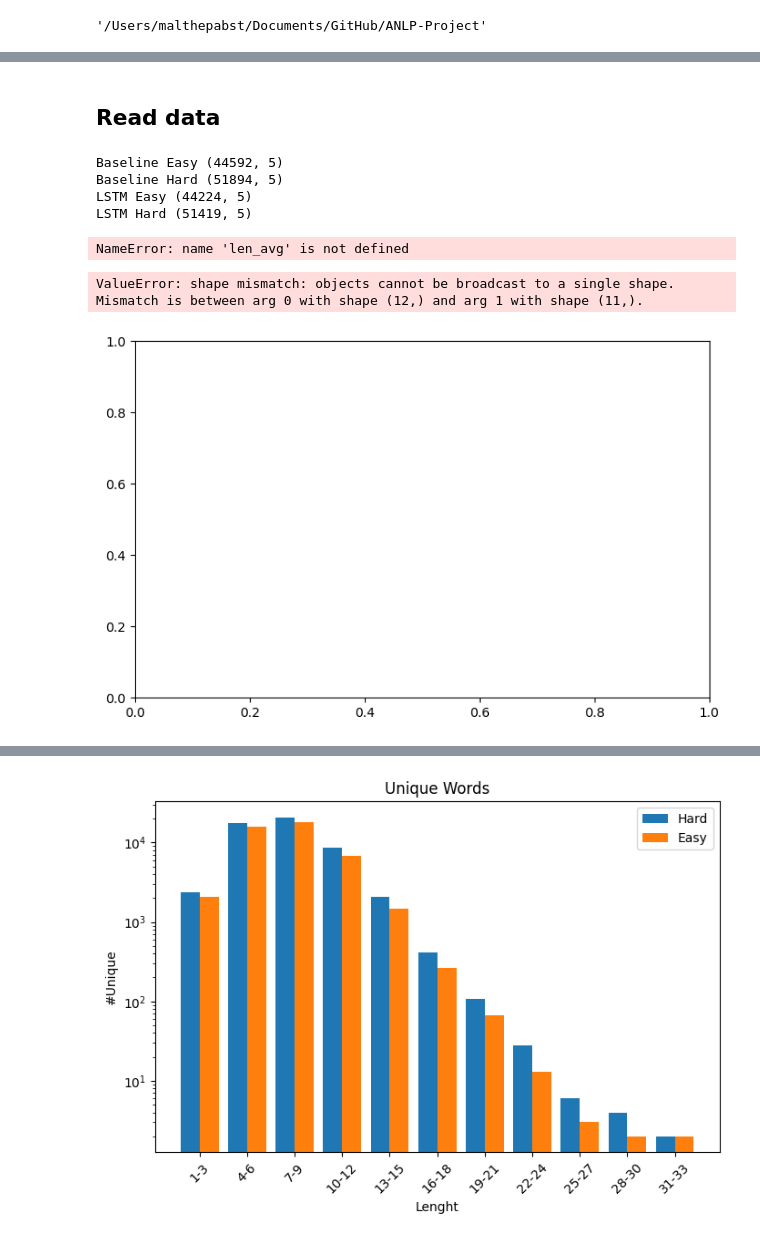
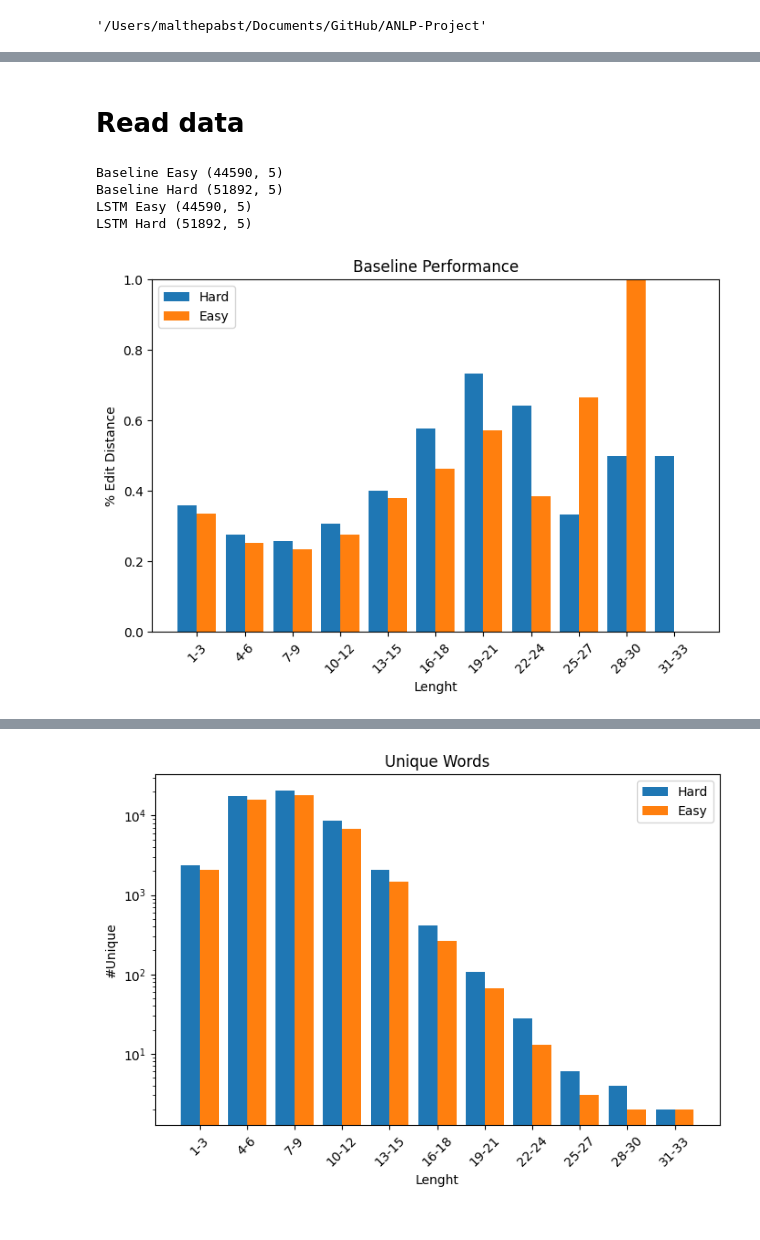
Before and after one commit to malt1114/ANLP-Project, a Jupyter notebook: notebooks/Analysis.ipynb, the cells around one changed output, grey strips where cells are left out. Saved outputs shown, nothing was run; the diff lists cells and outputs as text; code cells hidden in the pictures.

Commit message:
New plots

```diff
--- a/notebooks/Analysis.ipynb
+++ b/notebooks/Analysis.ipynb
@@ -12,5 +45,5 @@ import matplotlib.pyplot as plt
 # %% [markdown]
-## Read data
+# Read data
 # %%
 bins = []
 for i in range(1, 32, 3):
@@ -33,9 +66,11 @@ for i in bins:
 # %%
 baseline_easy = pd.read_csv('analysis/Easy_baseline_stats.csv', index_col= 'Unnamed: 0')
 baseline_easy['model'] = 'Baseline Easy'
+baseline_easy = baseline_easy.dropna()
 print('Baseline Easy', baseline_easy.shape)
 baseline_hard = pd.read_csv('analysis/Hard_baseline_stats.csv', index_col= 'Unnamed: 0')
 baseline_hard['model'] = 'Baseline Hard'
+baseline_hard = baseline_hard.dropna()
 print('Baseline Hard', baseline_hard.shape)
 
 #LSTM
@@ -45,6 +80,7 @@ lstm_easy = lstm_easy.rename({'Avg_Edit_Distance': 'avg',
                               'Frequency': 'freq',
                               'Length': 'len'}, axis = 1)
 lstm_easy['model'] = 'LSTM Easy'
+lstm_easy = lstm_easy.dropna()
 print('LSTM Easy', lstm_easy.shape)
 lstm_hard = pd.read_csv('analysis/test_aggregated_Hard.csv')
 lstm_hard = lstm_hard.rename({'Avg_Edit_Distance': 'avg',
@@ -52,48 +88,45 @@ lstm_hard = lstm_hard.rename({'Avg_Edit_Distance': 'avg',
                               'Frequency': 'freq',
                               'Length': 'len'}, axis = 1)
 lstm_hard['model'] = 'LSTM Hard'
+lstm_hard = lstm_hard.dropna()
 print('LSTM Hard', lstm_hard.shape)
 
 data = pd.concat([baseline_easy, baseline_hard, lstm_hard, lstm_easy])
 # %% [output]
-Baseline Easy (44592, 5)
-Baseline Hard (51894, 5)
-LSTM Easy (44224, 5)
-LSTM Hard (51419, 5)
+Baseline Easy (44590, 5)
+Baseline Hard (51892, 5)
+LSTM Easy (44590, 5)
+LSTM Hard (51892, 5)
 # %%
 data['bin'] = data['len'].replace(bins_mapping)
 data['order'] = data['bin'].replace(order)
-# %%
-len_avg[len_avg['model'] == 'Baseline Hard']
-# %% [output]
-NameError: name 'len_avg' is not defined
 # %%
 import matplotlib.pyplot as plt
 import numpy as np
 len_avg = data[['model', 'bin','order' , 'avg']].groupby(['model', 'bin', 'order']).mean().reset_index().sort_values('order')
 
 bar_width = 0.40  # Width of each bar
 hard = len_avg[len_avg['model'] == 'Baseline Hard']
 easy = len_avg[len_avg['model'] == 'Baseline Easy']
 x = np.arange(len(data['bin'].unique().tolist()))
 
 fig, ax = plt.subplots(1, 1, figsize=(8, 5), sharey=True)
 
 # Plotting bars side-by-side
 plt.bar(x - bar_width / 2, hard['avg'], width=bar_width, label='Hard')
 plt.bar(x + bar_width / 2, easy['avg'], width=bar_width, label='Easy')
 
 #Make ranges
 ax.set_xticks(x)
 ax.set_xticklabels(ticks, rotation=45, ha="center")
+plt.ylim(0,1)
 
 # Adding labels and legend
 plt.xlabel('Lenght')
 plt.ylabel('% Edit Distance')
 plt.title('Baseline Performance')
 plt.legend()
 plt.savefig('figures/baseline_performance.png', bbox_inches = 'tight')
 plt.show()
 # %% [output]
-ValueError: shape mismatch: objects cannot be broadcast to a single shape.  Mismatch is between arg 0 with shape (12,) and arg 1 with shape (11,).
-[figure, old version]
+[figure, new version]
```
Also changed, not shown: parts of 7 cells of this notebook, 3 other files.
